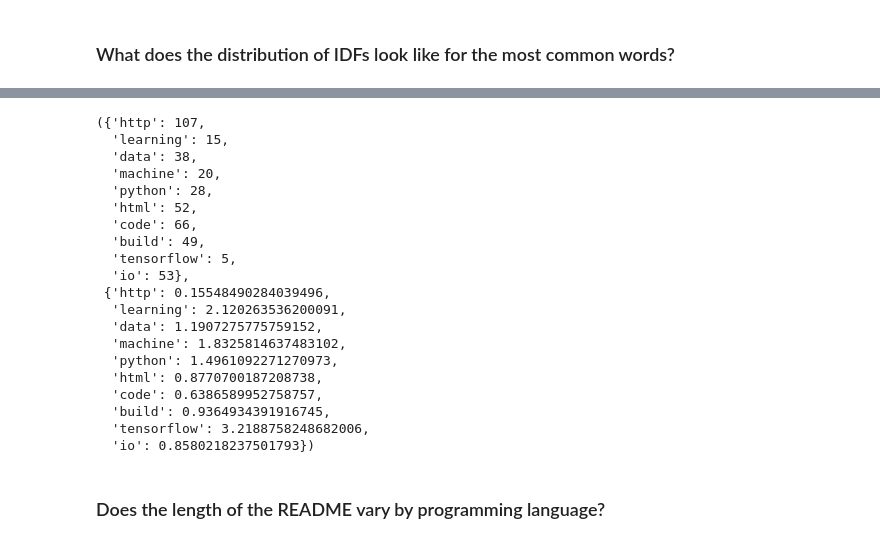
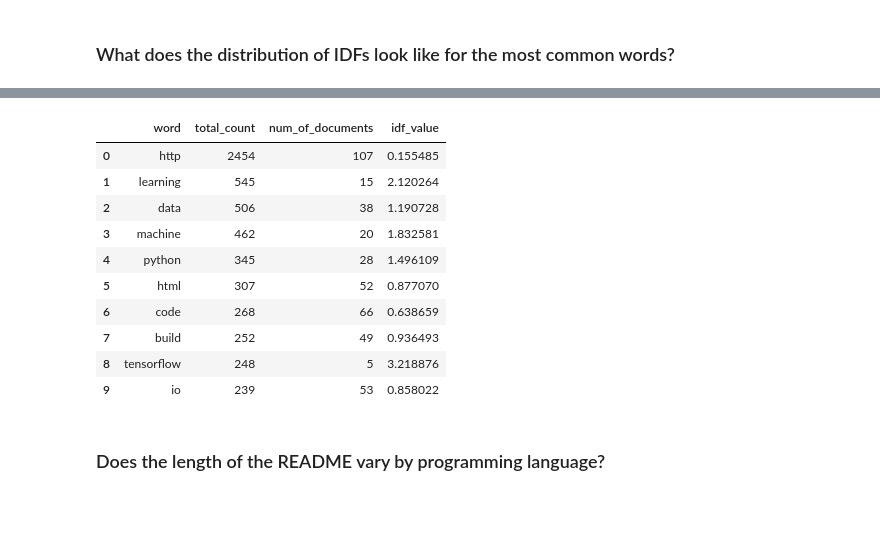
Before and after one commit to NLP-404-Not-Found/nlp-project, a Jupyter notebook: adams_sketchbook.ipynb, the cells around one changed output, grey strips where cells are left out. Cells and saved outputs as stored; diff of their text form; code cells hidden in the pictures; blank space fills up the shorter version.

Commit message:
Converted large cell blocks into functions

```diff
--- a/adams_sketchbook.ipynb
+++ b/adams_sketchbook.ipynb
@@ -174,7 +174,3 @@ io             239
 dtype: int64
 # %% [markdown]
 ### What does the distribution of IDFs look like for the most common words?
-# %%
-# List of the top ten most common words across the combined readmes of the train dataset
-most_common_words = [word[0] for word in list(all_words_df.value_counts().head(10).index)]
-most_common_words
@@ -192,5 +177,19 @@ most_common_words
 # %%
-def idf(most_common_words):
+def idf(words_df):
+    '''
+    Takes in a dataframe made of a single column where each row is a single word and
+    returns a dataframe containing the top 10 most frequent words,
+    the number of documents each word shows up in, and the idf value for each word
+    '''
+
+    # Creates a dictionary of the top ten words and their number of counts
+    top_10_words = words_df[0].value_counts(dropna=False).head(10).keys().tolist()
+    top_10_counts = words_df[0].value_counts(dropna=False).head(10).tolist()
+    word_counts = dict(zip(values, counts))
+
+    # Derives the 10 most common words from the given dataframe of words
+    most_common_words = [word[0] for word in list(words_df.value_counts().head(10).index)]
+
     # This dictionary will store how many documents each word appears in
     appearances_dict = dict.fromkeys(most_common_words)
 
@@ -223,31 +222,31 @@ def idf(most_common_words):
     for word in most_common_words:
         idf_dict[word] = np.log(number_of_documents / appearances_dict[word])
 
-    # Return the dictionary showing the actual number of appearances and the dictionary showing the calculated IDFs
-    return appearances_dict, idf_dict
+    # Create dataframes containing the information of the total counts, the number of documents, and the idf value
+    idf_df1 = pd.DataFrame.from_dict(word_counts, orient='index', columns=['total_count']).reset_index().rename(columns={'index':'word'})
+    idf_df2 = pd.DataFrame.from_dict(appearances_dict, orient='index', columns=['num_of_documents']).reset_index().rename(columns={'index':'word'})
+    idf_df3 = pd.DataFrame.from_dict(idf_dict, orient='index', columns=['idf_value']).reset_index().rename(columns={'index':'word'})
+
+    # Merge the dataframes into a single dataframe
+    idf_df = pd.merge(idf_df1, idf_df2, left_on = 'word', right_on = 'word')
+    idf_df = pd.merge(idf_df, idf_df3, left_on = 'word', right_on = 'word')
+
+    # Return the dataframe
+    return idf_df
 # %%
-idf(most_common_words)
+idf(all_words_df)
 # %% [output]
-({'http': 107,
-  'learning': 15,
-  'data': 38,
-  'machine': 20,
-  'python': 28,
-  'html': 52,
-  'code': 66,
-  'build': 49,
-  'tensorflow': 5,
-  'io': 53},
- {'http': 0.15548490284039496,
-  'learning': 2.120263536200091,
-  'data': 1.1907275775759152,
-  'machine': 1.8325814637483102,
-  'python': 1.4961092271270973,
-  'html': 0.8770700187208738,
-  'code': 0.6386589952758757,
-  'build': 0.9364934391916745,
-  'tensorflow': 3.2188758248682006,
-  'io': 0.8580218237501793})
+|  | word | total_count | num_of_documents | idf_value |
+| 0 | http | 2454 | 107 | 0.155485 |
+| 1 | learning | 545 | 15 | 2.120264 |
+| 2 | data | 506 | 38 | 1.190728 |
+| 3 | machine | 462 | 20 | 1.832581 |
+| 4 | python | 345 | 28 | 1.496109 |
+| 5 | html | 307 | 52 | 0.877070 |
+| 6 | code | 268 | 66 | 0.638659 |
+| 7 | build | 252 | 49 | 0.936493 |
+| 8 | tensorflow | 248 | 5 | 3.218876 |
+| 9 | io | 239 | 53 | 0.858022 |
 # %% [markdown]
 ### Does the length of the README vary by programming language?
 # %%
```
Also changed, not shown: parts of 7 cells of this notebook.
